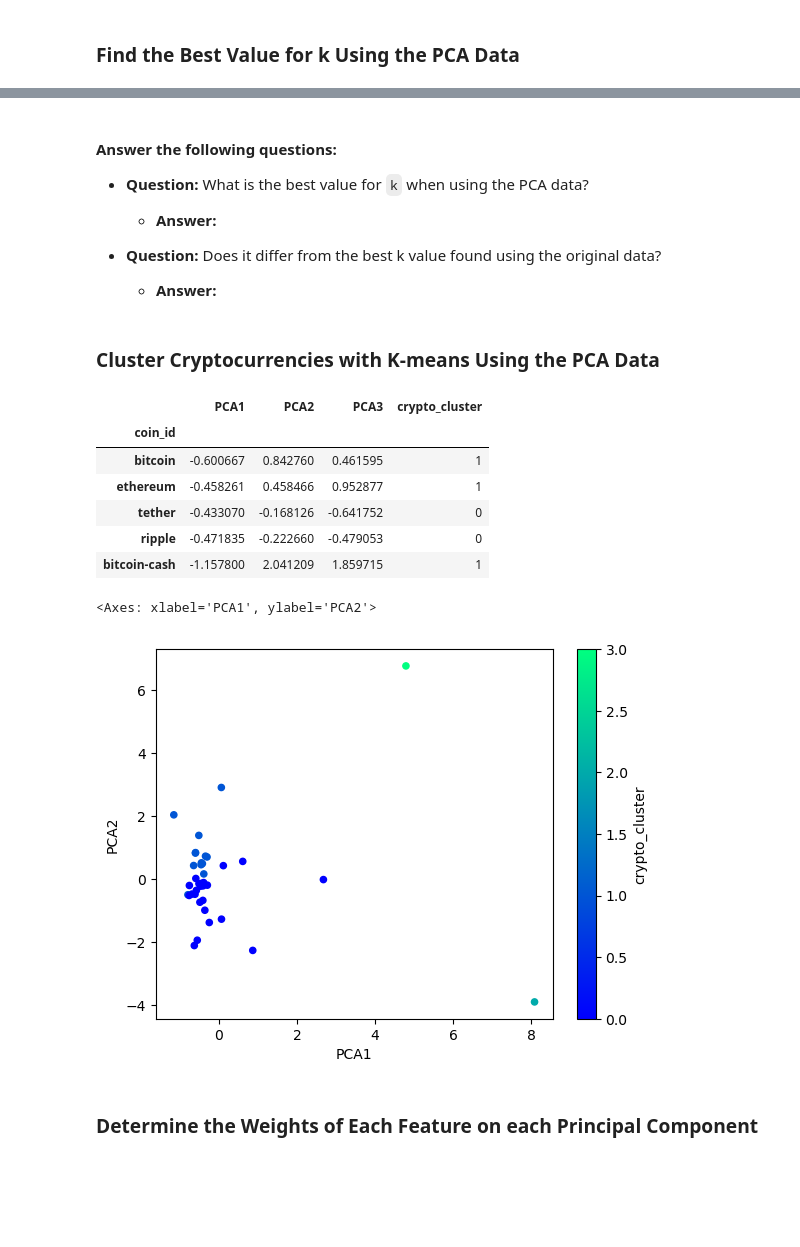
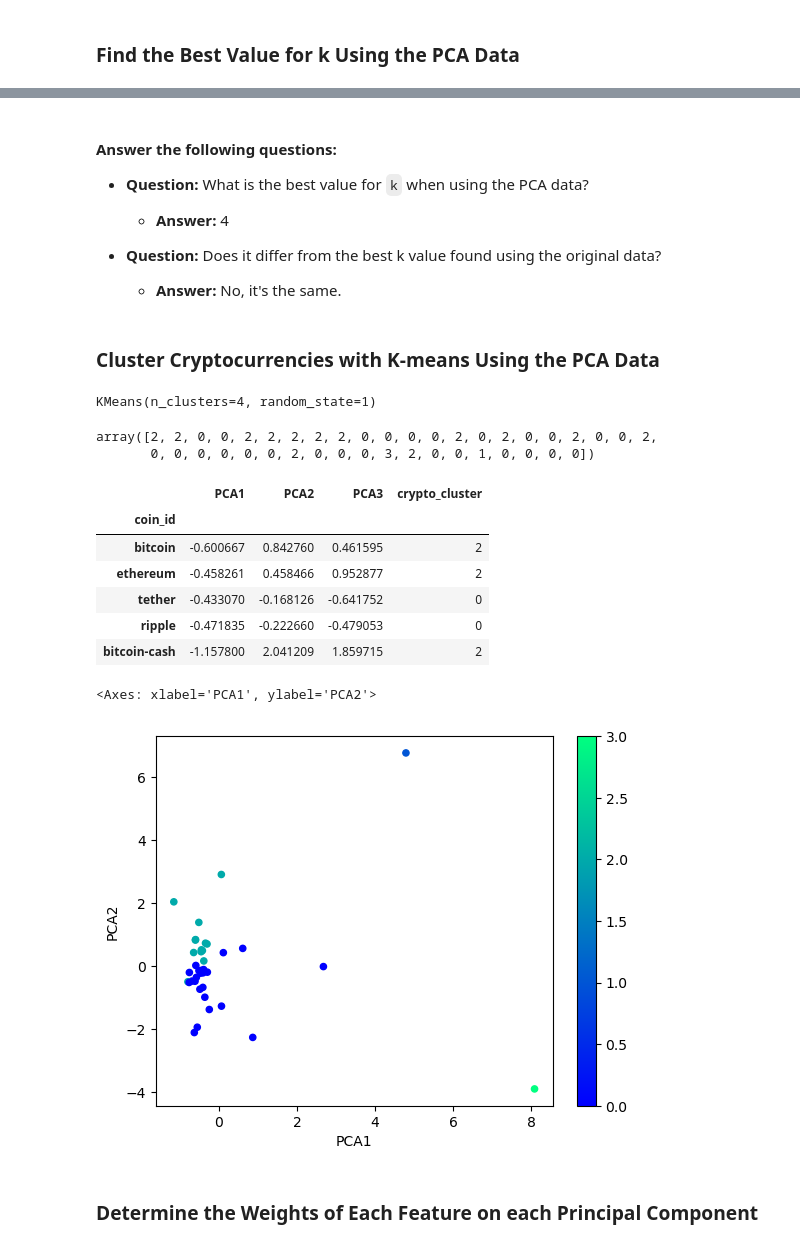
Before and after one commit to GerardoCastanos/CryptoClustering, a Jupyter notebook: Crypto_Clustering_starter_code.ipynb, the cells around one changed output, grey strips where cells are left out. Drawn from its saved outputs; the diff is of its cells as text; code cells hidden in the pictures; blank space fills up the shorter version.

```diff
--- a/Crypto_Clustering_starter_code.ipynb
+++ b/Crypto_Clustering_starter_code.ipynb
@@ -228,44 +271,59 @@ array([0.3719856 , 0.34700813, 0.17603793])
 #### Answer the following questions:
 * **Question:** What is the best value for `k` when using the PCA data?
 
-  * **Answer:**
+  * **Answer:** 4
 
 
 * **Question:** Does it differ from the best k value found using the original data?
 
-  * **Answer:**
+  * **Answer:** No, it's the same.
 # %% [markdown]
 ### Cluster Cryptocurrencies with K-means Using the PCA Data
 # %%
 # Initialize the K-Means model using the best value for k
+kmeans = KMeans(n_clusters=4, random_state=1)
 # %%
 # Fit the K-Means model using the PCA data
+kmeans.fit(pca_df)
+# %% [output]
+KMeans(n_clusters=4, random_state=1)
 # %%
 # Predict the clusters to group the cryptocurrencies using the PCA data
-
+crypto_clusters = kmeans.predict(pca_df)
 
 # Print the resulting array of cluster values.
+crypto_clusters
+# %% [output]
+array([2, 2, 0, 0, 2, 2, 2, 2, 2, 0, 0, 0, 0, 2, 0, 2, 0, 0, 2, 0, 0, 2,
+       0, 0, 0, 0, 0, 0, 2, 0, 0, 0, 3, 2, 0, 0, 1, 0, 0, 0, 0])
 # %%
 # Create a copy of the DataFrame with the PCA data
-
+clustered_df = pca_df.copy()
 
 # Add a new column to the DataFrame with the predicted clusters
-
+clustered_df['crypto_cluster'] = crypto_clusters
 
 # Display sample data
+clustered_df.head()
 # %% [output]
 |  | PCA1 | PCA2 | PCA3 | crypto_cluster |
 | coin_id |  |  |  |  |
-| bitcoin | -0.600667 | 0.842760 | 0.461595 | 1 |
-| ethereum | -0.458261 | 0.458466 | 0.952877 | 1 |
+| bitcoin | -0.600667 | 0.842760 | 0.461595 | 2 |
+| ethereum | -0.458261 | 0.458466 | 0.952877 | 2 |
 | tether | -0.433070 | -0.168126 | -0.641752 | 0 |
 | ripple | -0.471835 | -0.222660 | -0.479053 | 0 |
-| bitcoin-cash | -1.157800 | 2.041209 | 1.859715 | 1 |
+| bitcoin-cash | -1.157800 | 2.041209 | 1.859715 | 2 |
 # %%
 # Create a scatter plot using hvPlot by setting `x="PCA1"` and `y="PCA2"`.
+clustered_df.plot.scatter(
+    x="PCA1",
+    y="PCA2",
+    c=clustered_df["crypto_cluster"],
+    colormap="winter"
+)
 # %% [output]
 <Axes: xlabel='PCA1', ylabel='PCA2'>
-[figure, old version]
+[figure, new version]
 # %% [markdown]
 ### Determine the Weights of Each Feature on each Principal Component
 # %%
```
Also changed, not shown: parts of 20 cells of this notebook.
